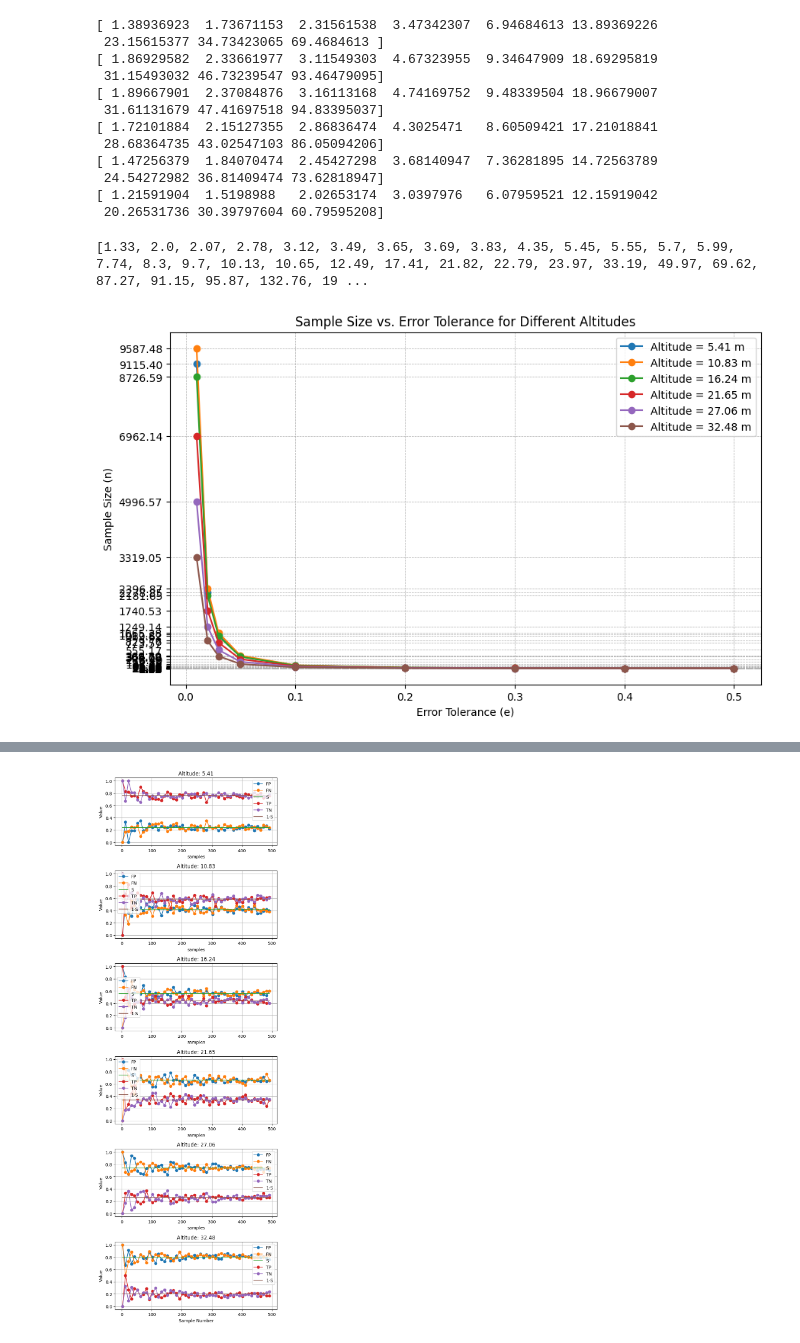
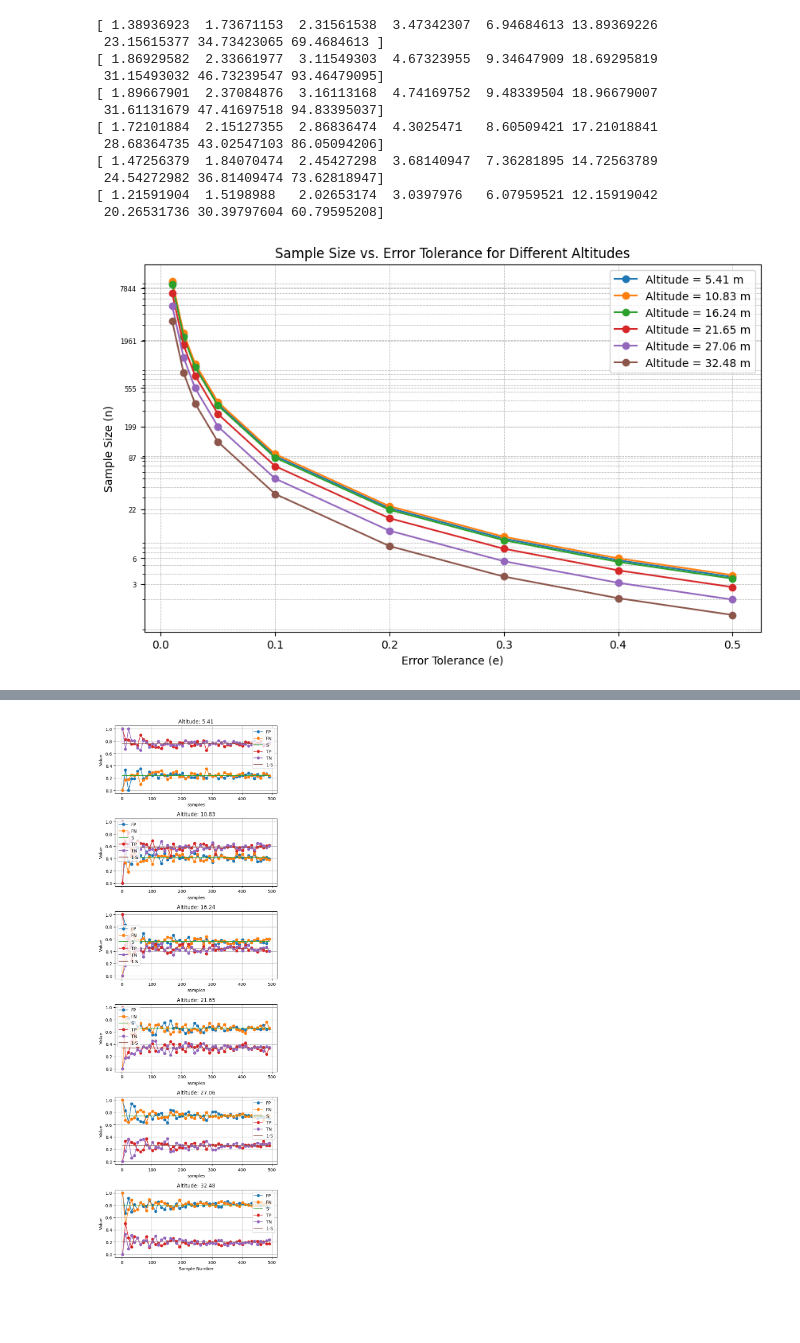
Before and after one commit to botastark/multi-horizon, a Jupyter notebook: src/sampler.ipynb, the cells around one changed output, grey strips where cells are left out. Drawn from its saved outputs; the diff is of its cells as text; code cells hidden in the pictures; blank space fills up the shorter version.

Commit message:
play with conf level based N selection

```diff
--- a/src/sampler.ipynb
+++ b/src/sampler.ipynb
@@ -145,42 +145,37 @@ for h in altitudes:
 # %%
 # Function to calculate n
 def calc_n(h):
     e = np.array([0.5, 0.4, 0.3, 0.2, 0.1, 0.05, 0.03, 0.02, 0.01])
     p = sigma(h)
     p_ = 1 - p
     return 1.96 * 1.96 * p * p_ / e/e
 
 # Altitudes
 altitudes = [5.41, 10.83, 16.24, 21.65, 27.06, 32.48]
 errors = np.array([0.5, 0.4, 0.3, 0.2, 0.1, 0.05, 0.03, 0.02, 0.01])
 
 # Plotting
 plt.figure(figsize=(10, 6))
+
+# Collect n-values for y-ticks
 all_n_values = []
 for h in altitudes:
     n_values = calc_n(h)
     all_n_values.extend(n_values)
     plt.plot(errors, n_values, marker='o', label=f'Altitude = {h} m')
 
+# Select specific n-values for y-ticks
+unique_n_values = group_and_select_representative(all_n_values, num_groups=8)
+plt.yscale('log')  # Ensure logarithmic scale
+plt.yticks(ticks=unique_n_values, labels=[f"{val}" for val in unique_n_values], fontsize=6)  # Apply ticks
 
-# Select specific n-values for y-ticks
-unique_n_values = sorted(set(np.round(all_n_values, 2)))  # Remove duplicates and round
-print(unique_n_values)
-plt.yticks(unique_n_values, labels=[f"{val:.2f}" for val in unique_n_values])
-
-# Select specific n-values for y-ticks
-unique_n_values = sorted(set(np.round(all_n_values, 2)))  # Remove duplicates and round
-log_ticks = np.log10(unique_n_values)  # Convert ticks to log scale positions
-plt.yticks(ticks=unique_n_values, labels=[f"{val:.2f}" for val in unique_n_values])  # Apply ticks
-
+# Add labels and legend
 plt.xlabel('Error Tolerance (e)')
 plt.ylabel('Sample Size (n)')
 plt.title('Sample Size vs. Error Tolerance for Different Altitudes')
-# plt.xscale('log')  # Log scale for better visualization of error tolerance
-# plt.yscale('log')  # Log scale for n
+# plt.xscale('log')  # Log scale for error tolerance
 plt.legend()
 plt.grid(True, which="both", linestyle='--', linewidth=0.5)
 plt.show()
 # %% [output]
-[1.33, 2.0, 2.07, 2.78, 3.12, 3.49, 3.65, 3.69, 3.83, 4.35, 5.45, 5.55, 5.7, 5.99, 7.74, 8.3, 9.7, 10.13, 10.65, 12.49, 17.41, 21.82, 22.79, 23.97, 33.19, 49.97, 69.62, 87.27, 91.15, 95.87, 132.76, 19 ...
-[figure, old version]
+[figure, new version]
```
Also changed, not shown: parts of 3 cells of this notebook.
